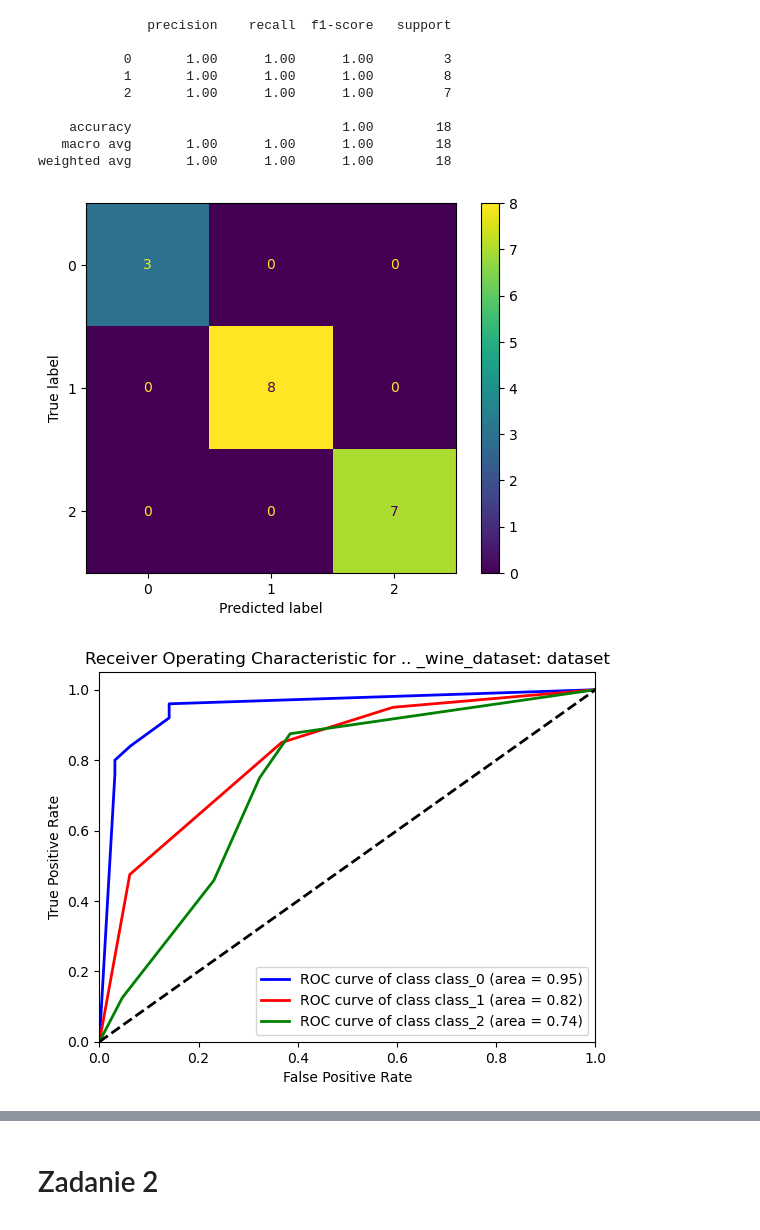
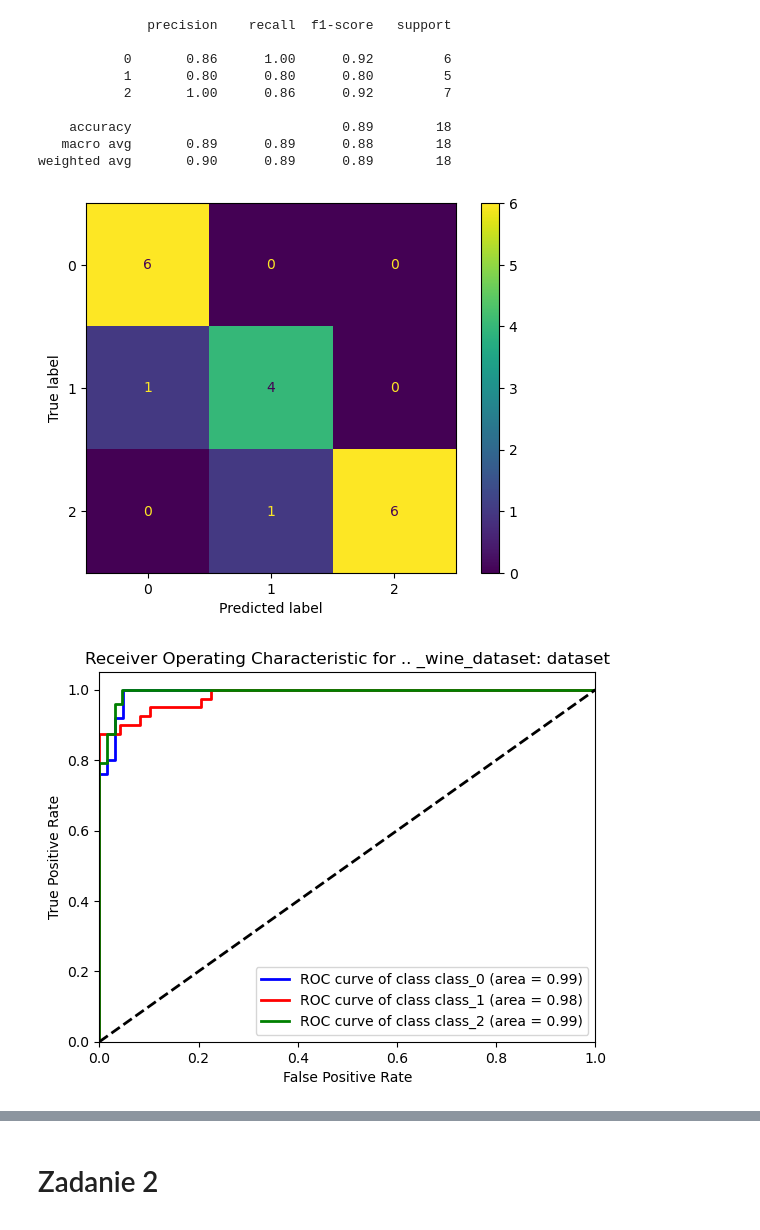
Before and after one commit to weronikadomczewska/methods-and-tools-for-big-data, a Jupyter notebook: lista6_weronika_domczewska.ipynb, the cells around one changed output, grey strips where cells are left out. Saved outputs shown, nothing was run; the diff lists cells and outputs as text; code cells hidden in the pictures.

```diff
--- a/lista6_weronika_domczewska.ipynb
+++ b/lista6_weronika_domczewska.ipynb
@@ -20,7 +20,7 @@ def show_confusion_matrix(Y_test, Y_pred, labels):
                               display_labels=labels)
     disp.plot()
 
-def show_roc(dataset):
+def show_roc(dataset, classification_algorithm_name):
     X = dataset.data
     y = dataset.target
     target_names = dataset.target_names
@@ -32,9 +32,20 @@ def show_roc(dataset):
     Y_test = label_binarize(y_test, classes=np.unique(y))
     n_classes = Y_test.shape[1]
 
-    # Fit the k-nearest neighbors model
-    clf = KNeighborsClassifier(n_neighbors=5)
-    clf.fit(X_train, y_train)
+
+    if classification_algorithm_name == "knn":
+        clf = KNeighborsClassifier(n_neighbors=5)
+        clf.fit(X_train, y_train)
+    elif classification_algorithm_name == "svm":
+        clf = svm.SVC(kernel='linear', C=1.0, random_state=0, probability=True)
+        clf.fit(X_train, y_train)
+    elif classification_algorithm_name == "dt":
+        clf = DecisionTreeClassifier(random_state=0)
+        clf.fit(X_train, y_train)
+    elif classification_algorithm_name == "nb":
+        clf = GaussianNB()
+        clf.fit(X_train, y_train)
+
 
     # Predict the test set probabilities
     y_score = clf.predict_proba(X_test)
@@ -91,7 +102,7 @@ def apply_knearest_neighbours_to_dataset(dataset):
     print(classification_report(Y_test, Y_pred, target_names=target_names))
 
     # ROC curve
-    show_roc(dataset)
+    show_roc(dataset, "knn")
 
 def apply_svm_to_dataset(dataset):
     X = dataset.data
@@ -100,7 +111,7 @@ def apply_svm_to_dataset(dataset):
 
     X_train, X_test, Y_train, Y_test = train_test_split(X, y, test_size=0.1)
 
-    clf = svm.SVC(kernel='linear', C=1.0, random_state=0)
+    clf = svm.SVC(kernel='linear', C=1.0, random_state=0, probability=True)
     clf.fit(X_train, Y_train)
     Y_pred = clf.predict(X_test)
 
@@ -112,7 +123,7 @@ def apply_svm_to_dataset(dataset):
     print(classification_report(Y_test, Y_pred, target_names=target_names))
 
     # roc
-    show_roc(dataset)
+    show_roc(dataset, "svm")
 
 def apply_decision_tree_to_dataset(dataset):
     X = dataset.data
@@ -133,7 +144,7 @@ def apply_decision_tree_to_dataset(dataset):
     print(classification_report(Y_test, Y_pred, target_names=target_names))
 
     # roc
-    show_roc(dataset)
+    show_roc(dataset, "dt")
 
 def apply_naive_bayes_to_dataset(dataset):
     X = dataset.data
@@ -154,7 +165,7 @@ def apply_naive_bayes_to_dataset(dataset):
     print(classification_report(Y_test, Y_pred, target_names=target_names))
 
     # roc
-    show_roc(dataset)
+    show_roc(dataset, "nb")
 
 
 iris = datasets.load_iris()
@@ -166,10 +177,10 @@ breast_cancer = datasets.load_breast_cancer()
 # apply_knearest_neighbours_to_dataset(wine)
 # apply_knearest_neighbours_to_dataset(breast_cancer)
 
-# print("SVM")
-# apply_svm_to_dataset(iris)
-# apply_svm_to_dataset(wine)
-# apply_svm_to_dataset(breast_cancer)
+print("SVM")
+apply_svm_to_dataset(iris)
+apply_svm_to_dataset(wine)
+apply_svm_to_dataset(breast_cancer)
 
 # print("Decision Trees")
 # apply_decision_tree_to_dataset(iris)
@@ -196,13 +207,13 @@ weighted avg       0.94      0.93      0.93        15
               precision    recall  f1-score   support
 
-           0       1.00      1.00      1.00         3
-           1       1.00      1.00      1.00         8
-           2       1.00      1.00      1.00         7
+           0       0.86      1.00      0.92         6
+           1       0.80      0.80      0.80         5
+           2       1.00      0.86      0.92         7
 
-    accuracy                           1.00        18
-   macro avg       1.00      1.00      1.00        18
-weighted avg       1.00      1.00      1.00        18
+    accuracy                           0.89        18
+   macro avg       0.89      0.89      0.88        18
+weighted avg       0.90      0.89      0.89        18
-[figure, old version]
+[figure, new version]
-[figure, old version]
+[figure, new version]
               precision    recall  f1-score   support
 
```
Also changed, not shown: parts of 4 cells of this notebook, 1 other file.
